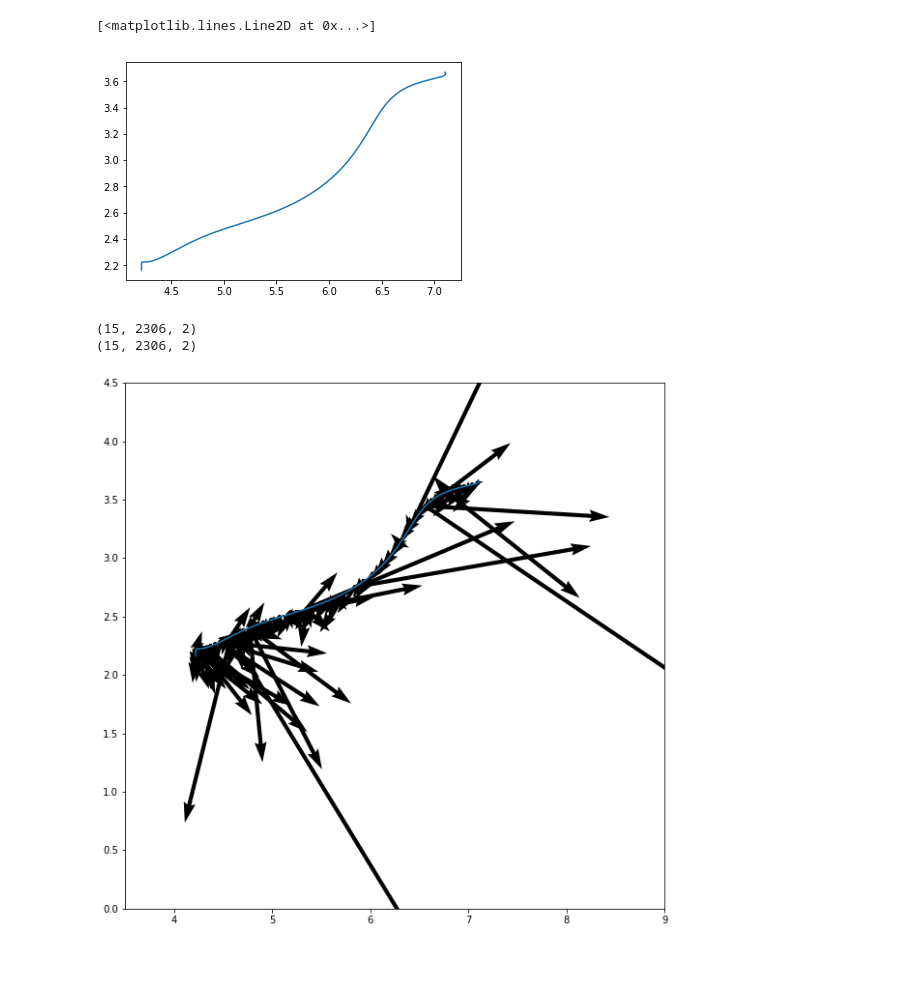
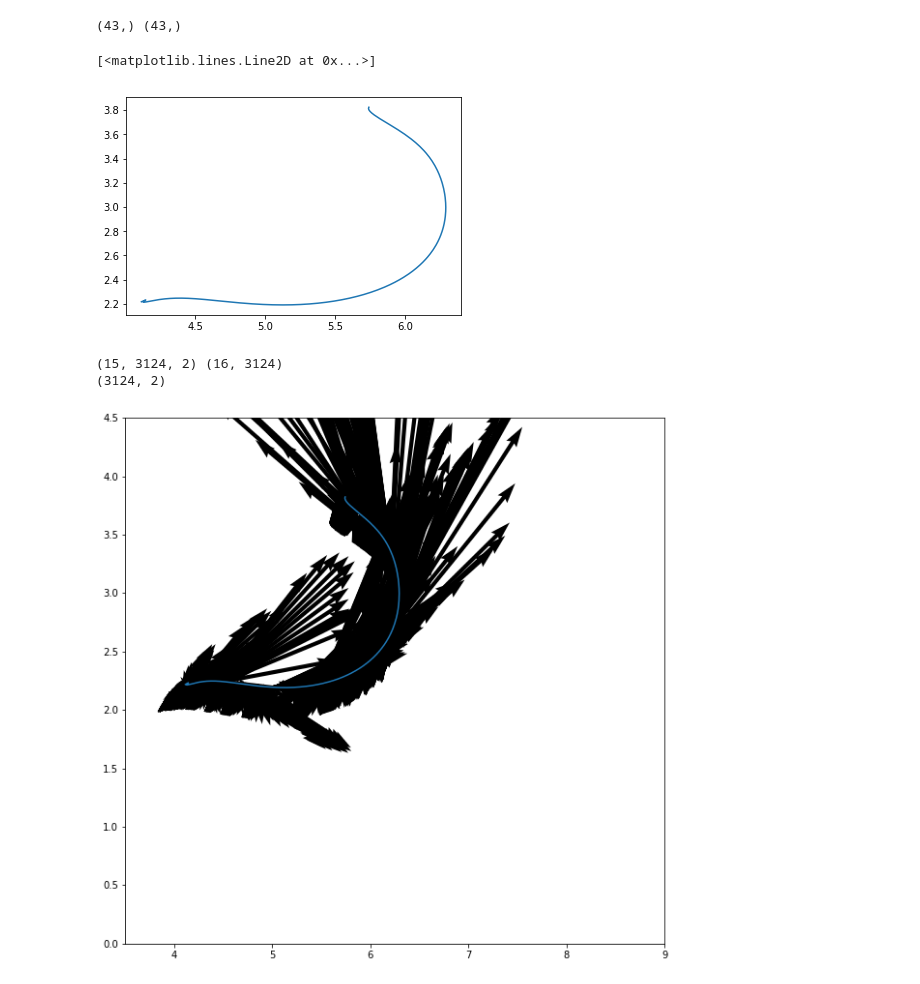
Before and after one commit to cowkami/bat_research, a Jupyter notebook: notebooks/get_pulse_direction.ipynb, the cells around one changed output. Saved outputs shown, nothing was run; the diff lists cells and outputs as text; code cells hidden in the pictures.

```diff
--- a/notebooks/get_pulse_direction.ipynb
+++ b/notebooks/get_pulse_direction.ipynb
@@ -25,15 +25,16 @@ max_space_length = np.sqrt(4.5**2 + 9**2)
 same_time_range = max_space_length / sound_velocity
 
 bat_ids = ['bat290', 'bat294', 'bat296', 'bat298']
-start_stop = [(160, 191), (240, 271), (189, 226), (195, 233)]
+start_stop = [(160, 191), (240, 270), (189, 225), (190, 232)]
+numbers = [1, 2, 3, 5]
 
-no = 1
+no = 3
 # %%
 calib_tracks = load_bin_tracks(raw_sound_190526_path / 'no1.bin')
 
-tracks = load_bin_tracks(raw_sound_190526_path / bat_ids[3] / f'no{no}.bin')
+tracks = load_bin_tracks(raw_sound_190526_path / bat_ids[3] / f'no{numbers[no]}.bin')
 # %%
-start_frame_num, stop_frame_num = start_stop[no-1]
+start_frame_num, stop_frame_num = start_stop[no]
 
 trigger_ind = np.where(tracks[0, :]<30000)[0][0]
 trigger_sec = trigger_ind / sample_freq
@@ -199,6 +189,7 @@ no5_xyzt = preprocess(no5_xyzt)
 def complement_bat_line(df, band_sums, frame_start, frame_stop):
     x, z = df['x'], df['z']
     frame_num = np.arange(frame_start, frame_stop+1)
+    print(x.shape, frame_num.shape)
 
     coef_x = np.polyfit(frame_num, x, 10)
     coef_z = np.polyfit(frame_num, z, 10)
@@ -210,56 +201,57 @@ def complement_bat_line(df, band_sums, frame_start, frame_stop):
     return fx(t_), fz(t_), t_
 
 
-x, z, t_comp = complement_bat_line(no1_xyzt, band_sums, start_frame_num, stop_frame_num)
+x, z, t_comp = complement_bat_line(xyzt[no], band_sums, start_frame_num, stop_frame_num)
 
 x = 4.5 - (x + 1000) / 1000
 z = 9 - (3000 - z) / 1000
 
 plt.plot(z, x)
 # %% [output]
-[<matplotlib.lines.Line2D at 0x...>]
+(43,) (43,)
+[<matplotlib.lines.Line2D at 0x...>]
-[figure, old version]
+[figure, new version]
 # %%
 def cal_vectors_to_mic(x, z, t, mic_points):
     vectors = []
     for mic_point in mic_points:
         mic_x, mic_z = mic_point
         vec_x = mic_x - x
         vec_z = mic_z - z
         vector = np.array([vec_z, vec_x]).T
         vector_lengths = np.sqrt(vec_z**2 + vec_x**2).reshape(vector.shape[0], 1)
         unit_vector = vector / vector_lengths
         vectors.append(unit_vector)
 
     return np.array(vectors)
 
-vectors = cal_vectors_to_mic(x, z, t, mic_points)
-print(vectors.shape)
 
-
-def weight_vectors(weights, vectors):
+def sum_weighted_vectors(vectors, weights):
     w_vectors = []
-    for w, v in zip(weights, vectors):
+    for v, w in zip(vectors, weights):
         w_v = v * w.reshape(w.shape[0], 1)
         w_vectors.append(w_v)
 
-    return np.array(w_vectors)
+    return np.sum(w_vectors, axis=0)
 
 
-w_vectors = weight_vectors(band_sums[1:], vectors)
+vectors = cal_vectors_to_mic(x, z, t, mic_points)
+print(vectors.shape, band_sums.shape)
+
+use_channels = np.array([4, 7, 8, 9, 10, 11, 12, 13])
+w_vectors = sum_weighted_vectors(vectors[1:-1], band_sums[2:-1])
 print(w_vectors.shape)
 
 plt.figure(figsize=(10, 10), facecolor='white')
 plt.plot(z, x)
 
-for j in range(1, 15):
-    for i in range(0, 2300, 50):
-        plt.quiver(z[i], x[i], w_vectors[j, i, 0], w_vectors[j, i, 1], scale=20)
+for i in range(0, z.shape[0], 1):
+    plt.quiver(z[i], x[i], w_vectors[i, 0], w_vectors[i, 1], scale=10000)
 
 plt.ylim([0, 4.5])
 plt.xlim([3.5, 9])
 plt.show()
 # %% [output]
-(15, 2306, 2)
-(15, 2306, 2)
+(15, 3124, 2) (16, 3124)
+(3124, 2)
-[figure, old version]
+[figure, new version]
```
Also changed, not shown: parts of 12 cells of this notebook.
